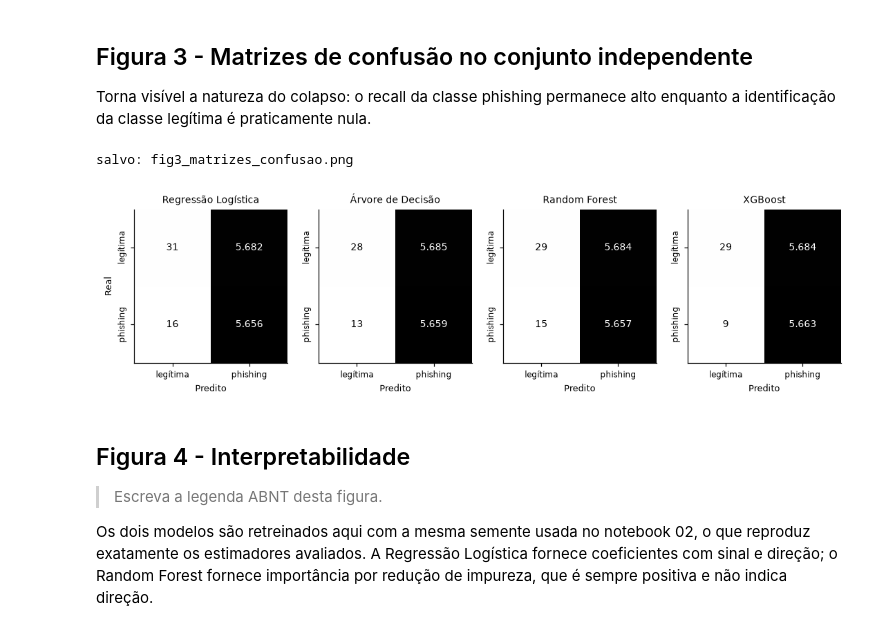
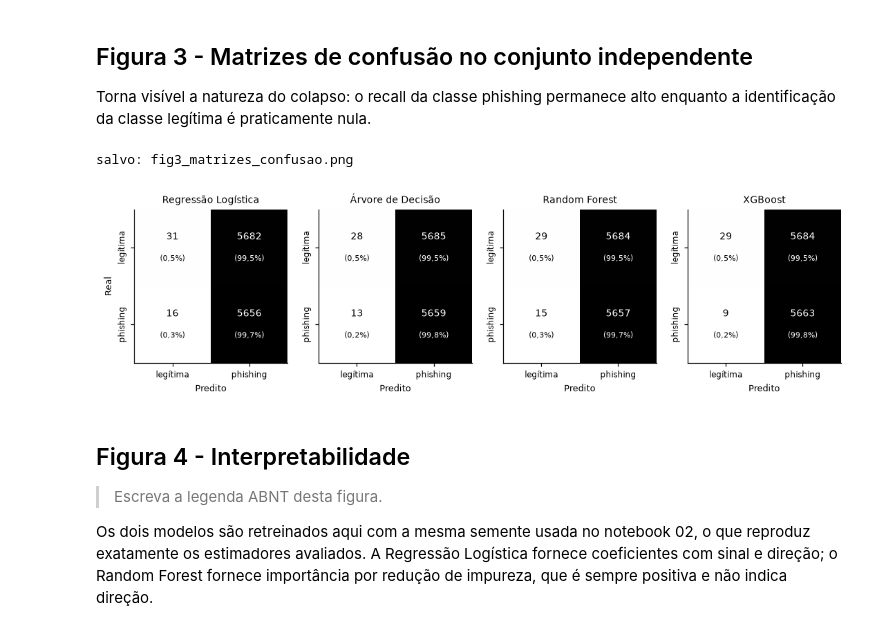
Before and after one commit to mduda-mac/tcc-phishing, a Jupyter notebook: notebooks/03_figuras.ipynb, the cells around one changed output. Saved outputs shown, nothing was run; the diff lists cells and outputs as text; code cells hidden in the pictures.

```diff
--- a/notebooks/03_figuras.ipynb
+++ b/notebooks/03_figuras.ipynb
@@ -165,36 +160,39 @@ salvo: fig2_distribuicao_path_length.png
 Torna visível a natureza do colapso: o recall da classe phishing permanece
 alto enquanto a identificação da classe legítima é praticamente nula.
 # %%
-fig, eixos = plt.subplots(1, 4, figsize=(12, 3.2))
+fig, eixos = plt.subplots(1, 4, figsize=(12, 3.6))
 
 for ax, modelo in zip(eixos, ORDEM):
     linha = res_teste.loc[modelo]
     matriz = np.array([[linha["vn"], linha["fp"]],
                        [linha["fn"], linha["vp"]]], dtype=int)
     proporcoes = matriz / matriz.sum(axis=1, keepdims=True)
 
     ax.imshow(proporcoes, cmap="Greys", vmin=0, vmax=1)
 
     for i in range(2):
         for j in range(2):
-            ax.text(j, i, f"{matriz[i, j]:,}".replace(",", "."),
-                    ha="center", va="center", fontsize=9,
-                    color="white" if proporcoes[i, j] > 0.5 else "black")
+            cor_texto = "white" if proporcoes[i, j] > 0.5 else "black"
+            prop_str = f"{proporcoes[i, j] * 100:.1f}".replace(".", ",")
+            ax.text(j, i - 0.14, f"{matriz[i, j]}",
+                    ha="center", va="center", fontsize=9, color=cor_texto)
+            ax.text(j, i + 0.14, f"({prop_str}%)",
+                    ha="center", va="center", fontsize=7, color=cor_texto)
 
     ax.set_xticks([0, 1]); ax.set_yticks([0, 1])
     ax.set_xticklabels(["legítima", "phishing"], fontsize=8)
     ax.set_yticklabels(["legítima", "phishing"], fontsize=8, rotation=90, va="center")
     ax.set_title(modelo, fontsize=9)
     ax.set_xlabel("Predito", fontsize=8.5)
     ax.grid(False)
 
 eixos[0].set_ylabel("Real", fontsize=8.5)
 
 salvar(fig, "fig3_matrizes_confusao")
 plt.show()
 # %% [output]
 salvo: fig3_matrizes_confusao.png
-[figure, old version]
+[figure, new version]
 # %% [markdown]
 ## Figura 4 - Interpretabilidade
 
```
Also changed, not shown: parts of 4 cells of this notebook, 3 other files.
